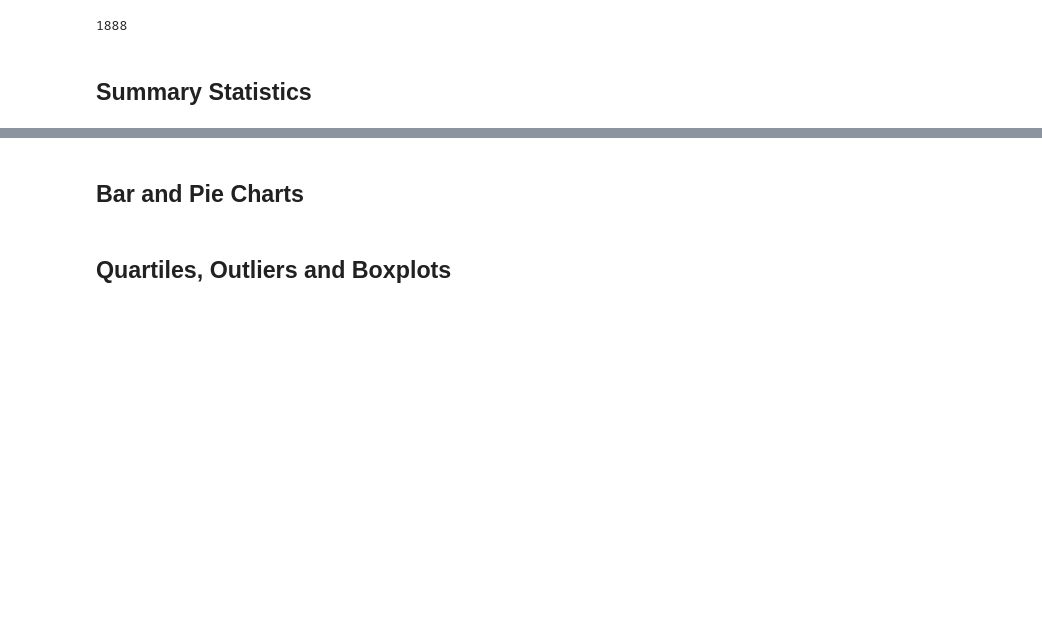
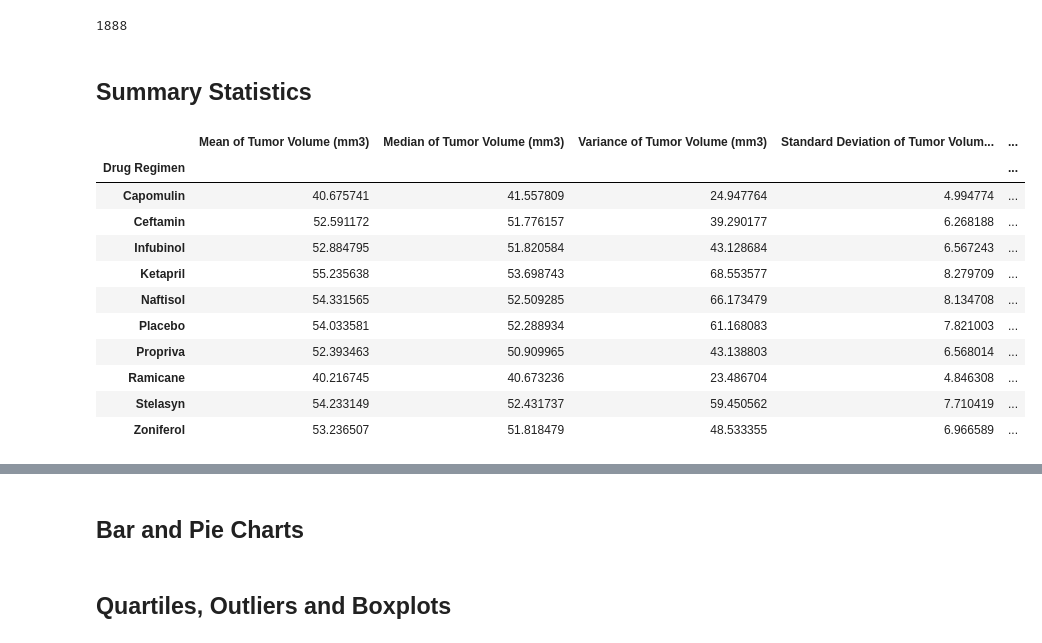
Before and after one commit to JaviPardox/Pharma-Mice-Analysis, a Jupyter notebook: Pymaceuticals/pymaceuticals_starter.ipynb, the cells around one changed output, grey strips where cells are left out. Cells and saved outputs as stored; diff of their text form; code cells hidden in the pictures; blank space fills up the shorter version.

Commit message:
Add Summary Statistics

```diff
--- a/Pymaceuticals/pymaceuticals_starter.ipynb
+++ b/Pymaceuticals/pymaceuticals_starter.ipynb
@@ -72,8 +72,8 @@ research_complete.loc[index_list]
 | 917 | g989 | Propriva | Female | 21 | 26 | 20 | 54.657650 | ... |
 # %%
 # Create a clean DataFrame by dropping the duplicate mouse by its ID.
-no_duplicates_rc = research_complete.drop_duplicates(subset=['Mouse ID', 'Timepoint'])
-no_duplicates_rc
+no_duplicates_df = research_complete.drop_duplicates(subset=['Mouse ID', 'Timepoint'])
+no_duplicates_df
 # %% [output]
 |  | Mouse ID | Drug Regimen | Sex | Age_months | Weight (g) | Timepoint | Tumor Volume (mm3) | ... |
 | 0 | k403 | Ramicane | Male | 21 | 16 | 0 | 45.000000 | ... |
@@ -104,3 +98,45 @@ no_duplicates_rc["Mouse ID"].count()
+# %%
+# Generate a summary statistics table of mean, median, variance, standard deviation, and SEM of the tumor volume for each regimen
+
+# Use groupby and summary statistical methods to calculate the following properties of each drug regimen:
+# mean, median, variance, standard deviation, and SEM of the tumor volume.
+# Assemble the resulting series into a single summary dataframe.
+
+mean_summary = no_duplicates_df.groupby(['Drug Regimen']).mean()
+mean_summary = mean_summary.loc[:,'Tumor Volume (mm3)'].to_frame()  # Extract Tumor volume column
+mean_summary = mean_summary.rename(columns={"Tumor Volume (mm3)": "Mean of Tumor Volume (mm3)"})
+
+median_summary = no_duplicates_df.groupby(['Drug Regimen']).median()
+median_summary = median_summary.loc[:,'Tumor Volume (mm3)'].to_frame()
+median_summary = median_summary.rename(columns={"Tumor Volume (mm3)": "Median of Tumor Volume (mm3)"})
+
+variance_summary = no_duplicates_df.groupby(['Drug Regimen']).var()
+variance_summary = variance_summary.loc[:,'Tumor Volume (mm3)'].to_frame()
+variance_summary = variance_summary.rename(columns={"Tumor Volume (mm3)": "Variance of Tumor Volume (mm3)"})
+
+sdev_summary = no_duplicates_df.groupby(['Drug Regimen']).std()
+sdev_summary = sdev_summary.loc[:,'Tumor Volume (mm3)'].to_frame()
+sdev_summary = sdev_summary.rename(columns={"Tumor Volume (mm3)": "Standard Deviation of Tumor Volume (mm3)"})
+
+sem_summary = no_duplicates_df.groupby(['Drug Regimen']).sem()
+sem_summary = sem_summary.loc[:,'Tumor Volume (mm3)'].to_frame()
+sem_summary = sem_summary.rename(columns={"Tumor Volume (mm3)": "Standard Error of the Mean of Tumor Volume (mm3)"})
+
+summary_stats = pd.concat([mean_summary, median_summary, variance_summary, sdev_summary, sem_summary], axis=1)
+summary_stats
+# %% [output]
+|  | Mean of Tumor Volume (mm3) | Median of Tumor Volume (mm3) | Variance of Tumor Volume (mm3) | Standard Deviation of Tumor Volum... | ... |
+| Drug Regimen |  |  |  |  | ... |
+| Capomulin | 40.675741 | 41.557809 | 24.947764 | 4.994774 | ... |
+| Ceftamin | 52.591172 | 51.776157 | 39.290177 | 6.268188 | ... |
+| Infubinol | 52.884795 | 51.820584 | 43.128684 | 6.567243 | ... |
+| Ketapril | 55.235638 | 53.698743 | 68.553577 | 8.279709 | ... |
+| Naftisol | 54.331565 | 52.509285 | 66.173479 | 8.134708 | ... |
+| Placebo | 54.033581 | 52.288934 | 61.168083 | 7.821003 | ... |
+| Propriva | 52.393463 | 50.909965 | 43.138803 | 6.568014 | ... |
+| Ramicane | 40.216745 | 40.673236 | 23.486704 | 4.846308 | ... |
+| Stelasyn | 54.233149 | 52.431737 | 59.450562 | 7.710419 | ... |
+| Zoniferol | 53.236507 | 51.818479 | 48.533355 | 6.966589 | ... |
 # %%
 # Generate a summary statistics table of mean, median, variance, standard deviation, and SEM of the tumor volume for each regimen
 
```
Also changed, not shown: parts of 4 cells of this notebook.
